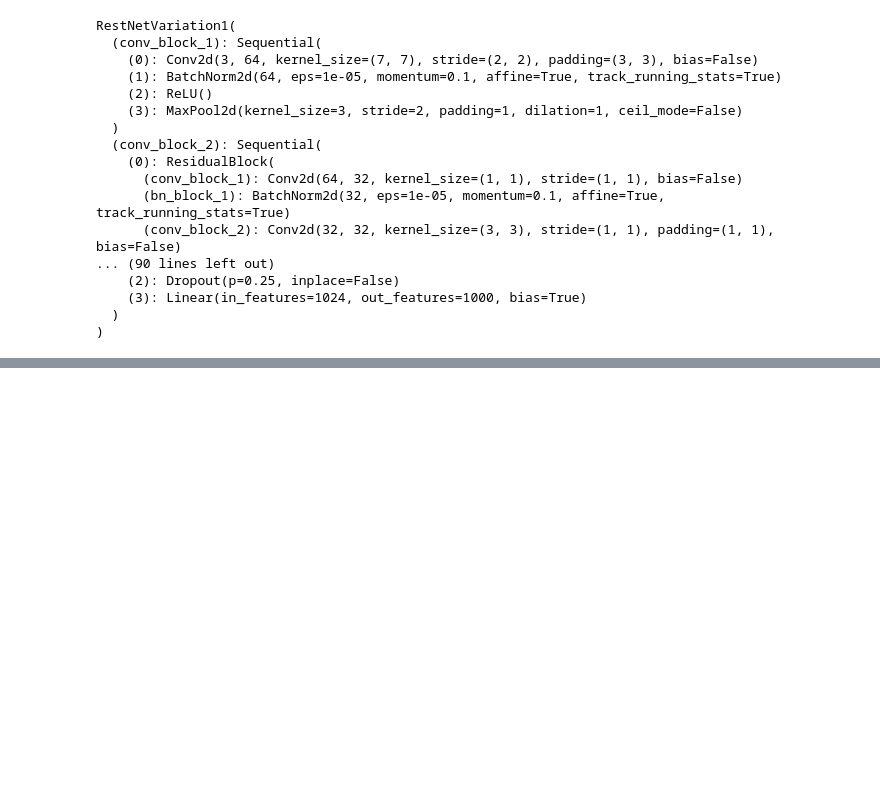
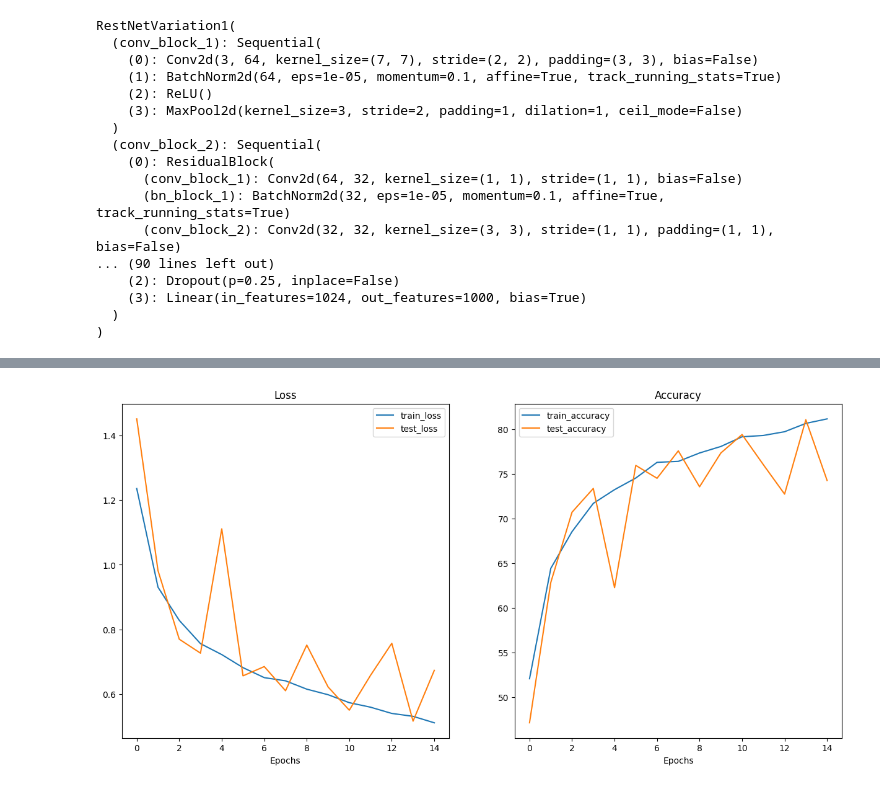
Before and after one commit to Aaron-Serpilin/Intel-Multiclass-Image-Classifier, a Jupyter notebook: src/project.ipynb, the cells around one changed output, grey strips where cells are left out. Cells and saved outputs as stored; diff of their text form; code cells hidden in the pictures; blank space fills up the shorter version.

Commit message:
Re-run of 15 epochs with stored results on original RestNet model and variant simplified model.

```diff
--- a/src/project.ipynb
+++ b/src/project.ipynb
@@ -869,7 +869,7 @@ RestNetVariation1(
 torch.manual_seed(42)
 torch.cuda.manual_seed(42)
 
-NUM_EPOCHS = 5
+NUM_EPOCHS = 15
 
 loss_fn = nn.CrossEntropyLoss()
 optimizer = torch.optim.Adam(model_1.parameters(), lr=0.001)
@@ -895,0 +906,4 @@ Total training time: 642.135 seconds
+# %%
+plot_loss_curves(model_1_results)
+# %% [output]
+[figure, added]
```
Also changed, not shown: parts of 4 cells of this notebook.
